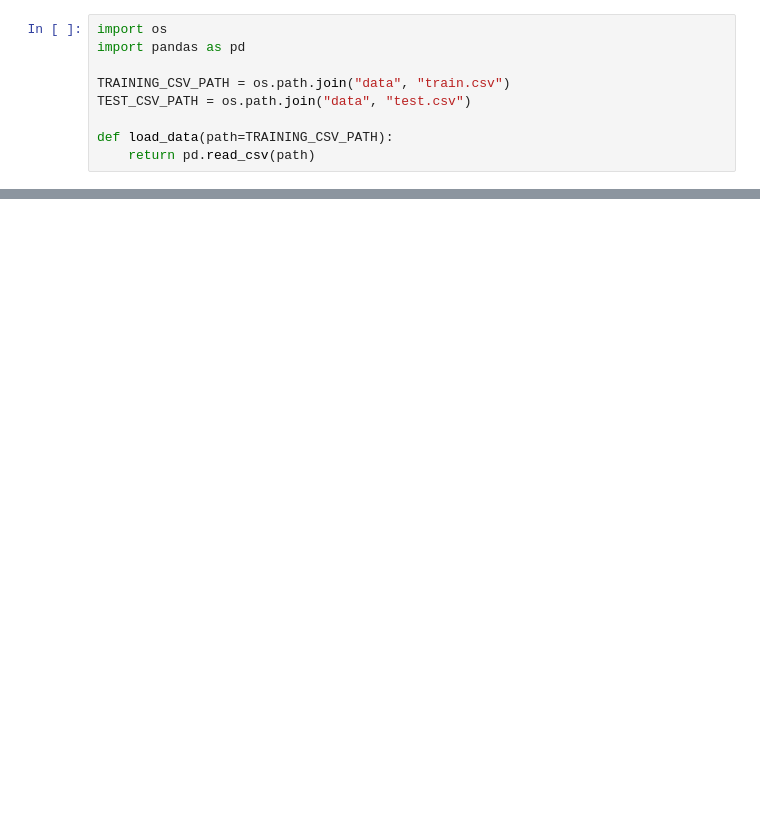
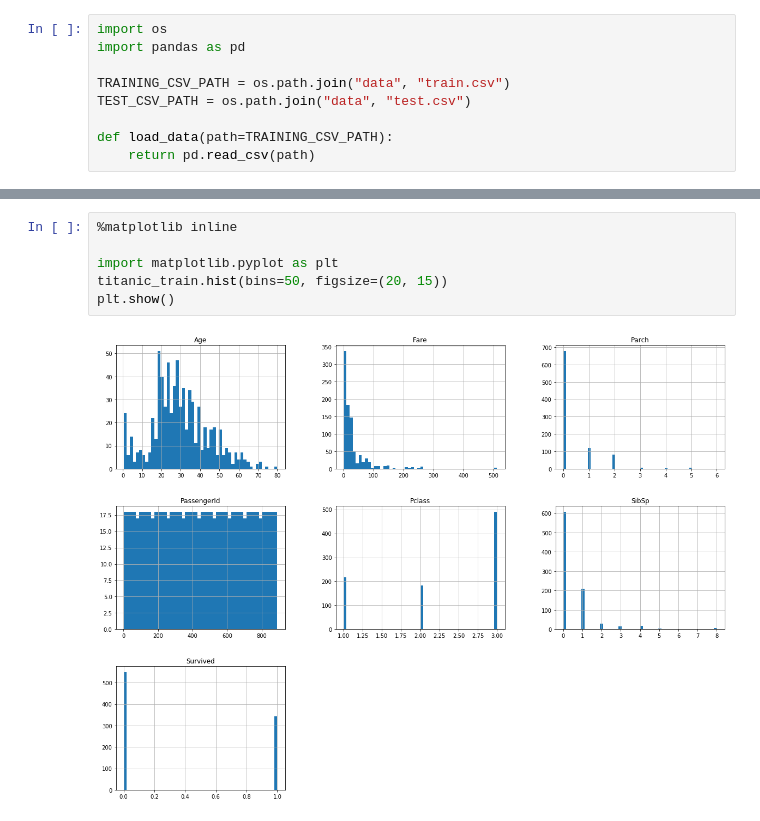
Before and after one commit to utsavtiwary/Kaggle-Titanic-Competition, a Jupyter notebook: Model.ipynb, the cells around one changed output, grey strips where cells are left out. Cells and saved outputs as stored; diff of their text form; blank space fills up the shorter version.

```diff
--- a/Model.ipynb
+++ b/Model.ipynb
@@ -30,0 +104,8 @@ titanic_train.head(50)
+# %%
+%matplotlib inline
+
+import matplotlib.pyplot as plt
+titanic_train.hist(bins=50, figsize=(20, 15))
+plt.show()
+# %% [output]
+[figure, added]
```
Also changed, not shown: parts of 9 cells of this notebook.
